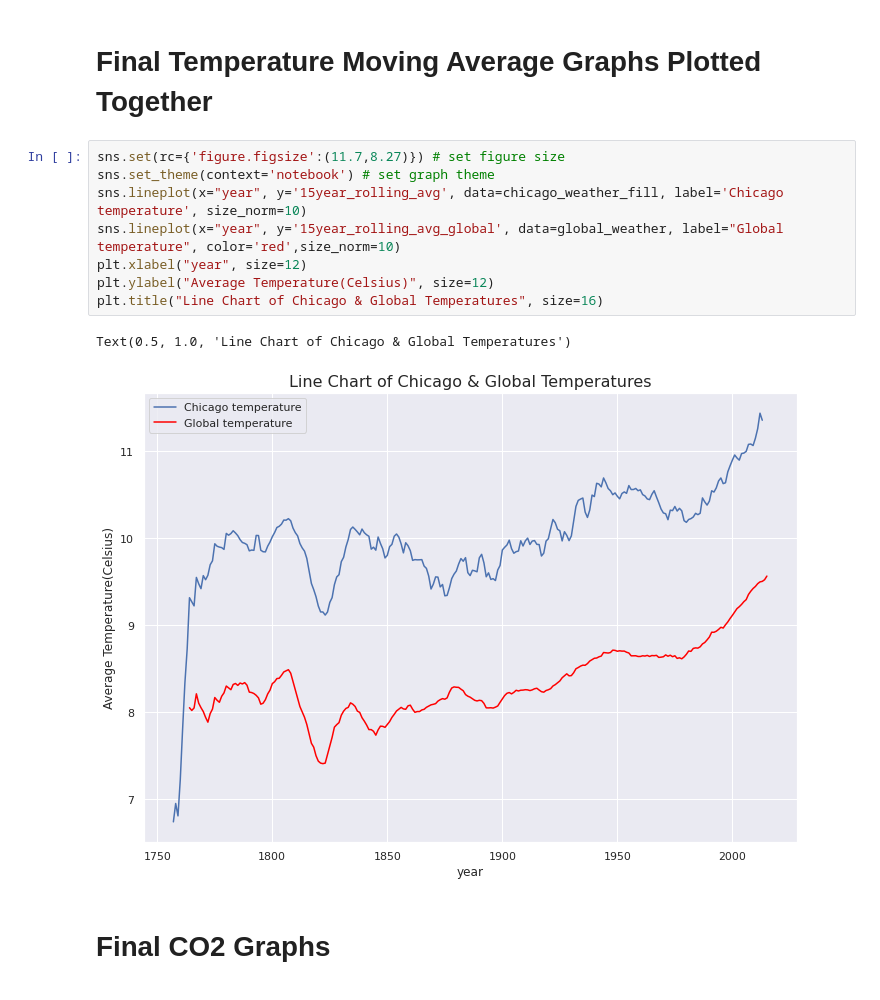
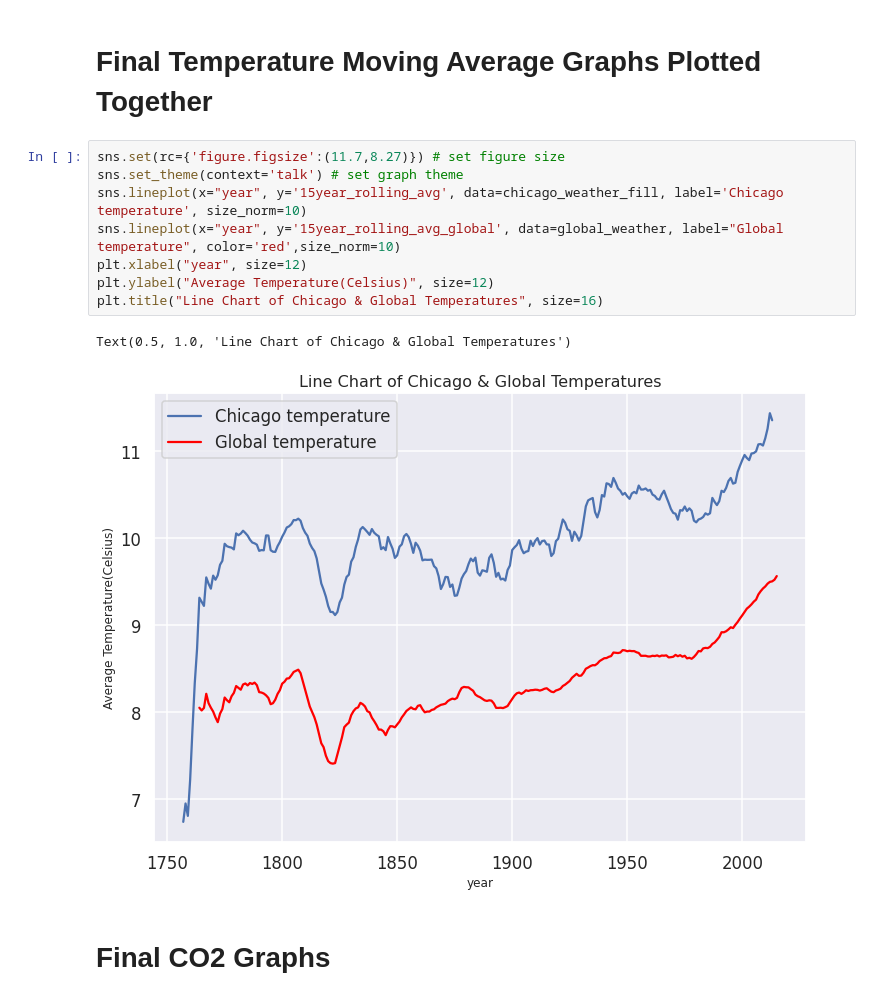
Before and after one commit to freedom-780/Weather_trends, a Jupyter notebook: Weather_project.ipynb, the cells around one changed output. Saved outputs shown, nothing was run; the diff lists cells and outputs as text.

```diff
--- a/Weather_project.ipynb
+++ b/Weather_project.ipynb
@@ -214,15 +214,15 @@ global_weather.describe()
 # Final Temperature Moving Average Graphs Plotted Together
 # %%
 sns.set(rc={'figure.figsize':(11.7,8.27)}) # set figure size
-sns.set_theme(context='notebook') # set graph theme
+sns.set_theme(context='talk') # set graph theme
 sns.lineplot(x="year", y='15year_rolling_avg', data=chicago_weather_fill, label='Chicago temperature', size_norm=10)
 sns.lineplot(x="year", y='15year_rolling_avg_global', data=global_weather, label="Global temperature", color='red',size_norm=10)
 plt.xlabel("year", size=12)
 plt.ylabel("Average Temperature(Celsius)", size=12)
 plt.title("Line Chart of Chicago & Global Temperatures", size=16)
 # %% [output]
 Text(0.5, 1.0, 'Line Chart of Chicago & Global Temperatures')
-[figure, old version]
+[figure, new version]
 # %% [markdown]
 # Final CO2 Graphs
 # %%
```
Also changed, not shown: parts of 1 cell of this notebook.
